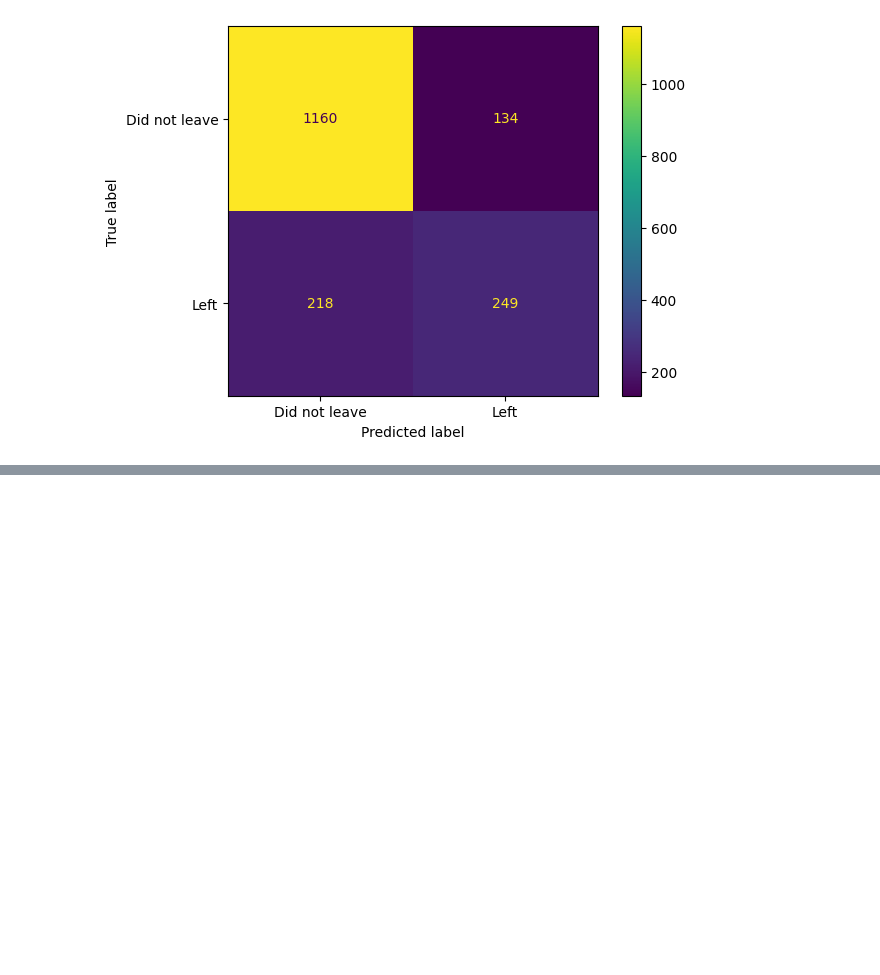
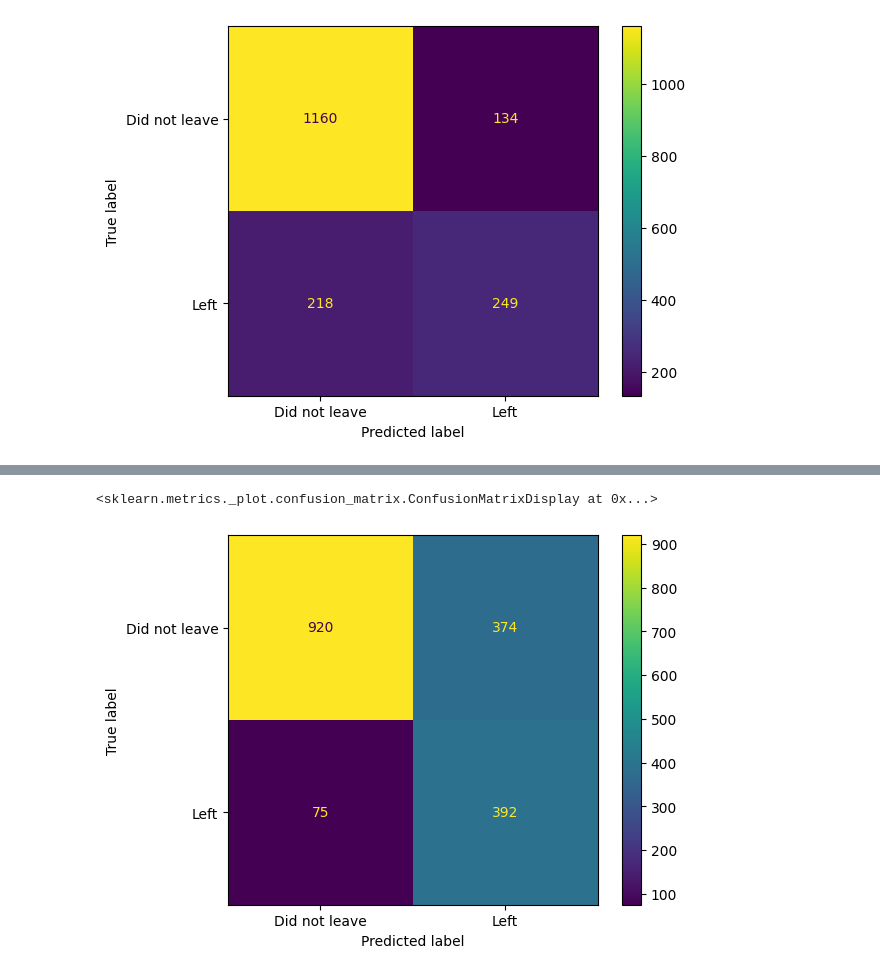
Before and after one commit to shitijnigam/kaggle-repo, a Jupyter notebook: ml-recap-xgboost.ipynb, the cells around one changed output, grey strips where cells are left out. Saved outputs shown, nothing was run; the diff lists cells and outputs as text; code cells hidden in the pictures; blank space fills up the shorter version.

```diff
--- a/ml-recap-xgboost.ipynb
+++ b/ml-recap-xgboost.ipynb
@@ -416,0 +454,22 @@ ConfusionMatrixDisplay.from_estimator(
+# %%
+clf_new = xgb.XGBClassifier(
+    random_state = 42,
+    objective = 'binary:logistic',
+    gamma = 0.25,
+    eta = 0.1,
+    reg_lambda = 10,
+    max_depth = 4,
+    scale_pos_weight = 3,
+    subsample = 0.9,
+    colsample_bytree = 0.5,
+    early_stopping_rounds = 10,
+    eval_metric = 'aucpr',
+#     n_estimators = 1
+)
+
+clf_new.fit(
+    X_train,
+    y_train,
+    eval_set = [(X_test, y_test)],
+    verbose = True,
+)
@@ -416,0 +505,11 @@ ConfusionMatrixDisplay.from_estimator(
+# %%
+ConfusionMatrixDisplay.from_estimator(
+    clf_new,
+    X_test,
+    y_test,
+    values_format = 'd',
+    display_labels = ['Did not leave', 'Left']
+)
+# %% [output]
+<sklearn.metrics._plot.confusion_matrix.ConfusionMatrixDisplay at 0x...>
+[figure, added]
```
Also changed, not shown: parts of 5 cells of this notebook.
